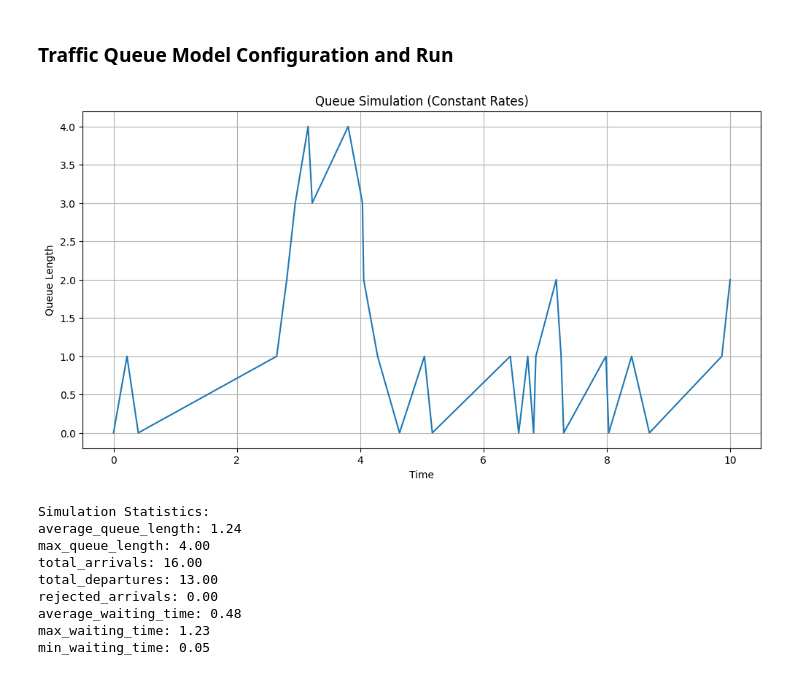
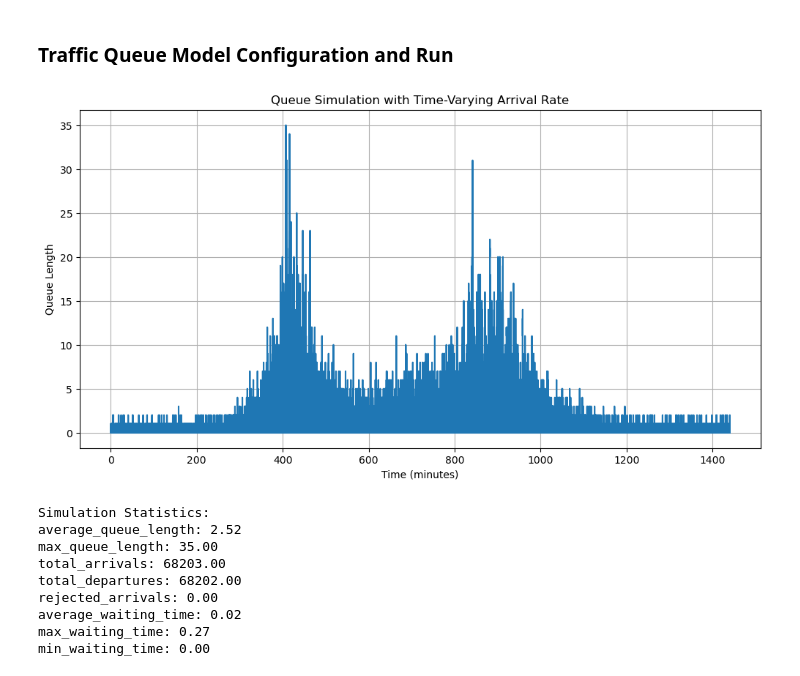
Before and after one commit to jyoutir/stochastic-proccess-portfolios, a Jupyter notebook: FCT_project/model.ipynb, the cells around one changed output. Drawn from its saved outputs; the diff is of its cells as text; code cells hidden in the pictures.

Commit message:
added customaisable peaks input to simulated arrival time.

```diff
--- a/FCT_project/model.ipynb
+++ b/FCT_project/model.ipynb
@@ -143,50 +143,77 @@ class NonStationaryMM1:
 # %% [markdown]
 ### Traffic Queue Model Configuration and Run
 # %%
-def simple_arrival_rate(t):
-    # constant arrival rate of 2 cars per unit time
-    return 2
+def arrival_rate(t, base_rate=5, peaks=None):
+    """
+    calcs arrival rate at time t by inputting peaks
 
-def simple_service_rate(t):
-    # constant service rate of 3 cars per unit time
-    return 3
+    Parameters:
+    t (float): Time in minutes from midnight
+    base_rate (float): Background traffic flow rate (cars per minute)
+    peaks (list): List of dictionaries for each peak period
+
+    Returns:
+    rate (float): Arrival rate at time t
+    """
+    if peaks is None:
+        peaks = [
+            #  morning peak
+            {"amplitude": 110, "time": 420, "width": 60},  # 7
+            # lunch peak
+            {"amplitude": 60, "time": 720, "width": 180},   # PM
+            #  afternoon peak
+            {"amplitude": 75, "time": 910, "width": 90}  # 3:10 PM
+        ]
+
+    rate = base_rate
+    for peak in peaks:
+        A = peak["amplitude"]
+        t_peak = peak["time"]
+        sigma = peak["width"]
+        rate += A * np.exp(-((t - t_peak)**2) / (2 * sigma**2))
+
+    return rate
+
+
+def service_rate(t):
+    return 150  # cars per minute
 
 if __name__ == "__main__":
-    # create simulation
+    # Create simulation
     sim = NonStationaryMM1(
-        arrival_rate_func=simple_arrival_rate,
-        service_rate_func=simple_service_rate,
-        T_end=10,  # Run for 10 time units
+        arrival_rate_func=lambda t: arrival_rate(t),
+        service_rate_func=service_rate,
+        T_end=1440,  # 1440 minutes = 24 hours
         initial_queue_length=0,
-        max_queue_length=10,  # Set a small maximum queue length
-        time_step=0.1
+        max_queue_length=100,  # Adjust as needed
+        time_step=1  # 1-minute time steps
     )
 
-    # run simulation
+    # Run simulation
     sim.run_simulation()
 
-    # plotting
+    # Plotting
     plt.figure(figsize=(12, 6))
     plt.plot(sim.time_history, sim.queue_length_history)
-    plt.xlabel('Time')
+    plt.xlabel('Time (minutes)')
     plt.ylabel('Queue Length')
-    plt.title('Queue Simulation (Constant Rates)')
+    plt.title('Queue Simulation with Time-Varying Arrival Rate')
     plt.grid(True)
     plt.show()
 
-    # print stats
+    # Print statistics
     stats = sim.get_statistics()
     print("\nSimulation Statistics:")
     for key, value in stats.items():
         print(f"{key}: {value:.2f}")
 # %% [output]
-[figure, old version]
+[figure, new version]
 Simulation Statistics:
-average_queue_length: 1.24
-max_queue_length: 4.00
-total_arrivals: 16.00
-total_departures: 13.00
+average_queue_length: 2.52
+max_queue_length: 35.00
+total_arrivals: 68203.00
+total_departures: 68202.00
 rejected_arrivals: 0.00
-average_waiting_time: 0.48
-max_waiting_time: 1.23
-min_waiting_time: 0.05
+average_waiting_time: 0.02
+max_waiting_time: 0.27
+min_waiting_time: 0.00
```
